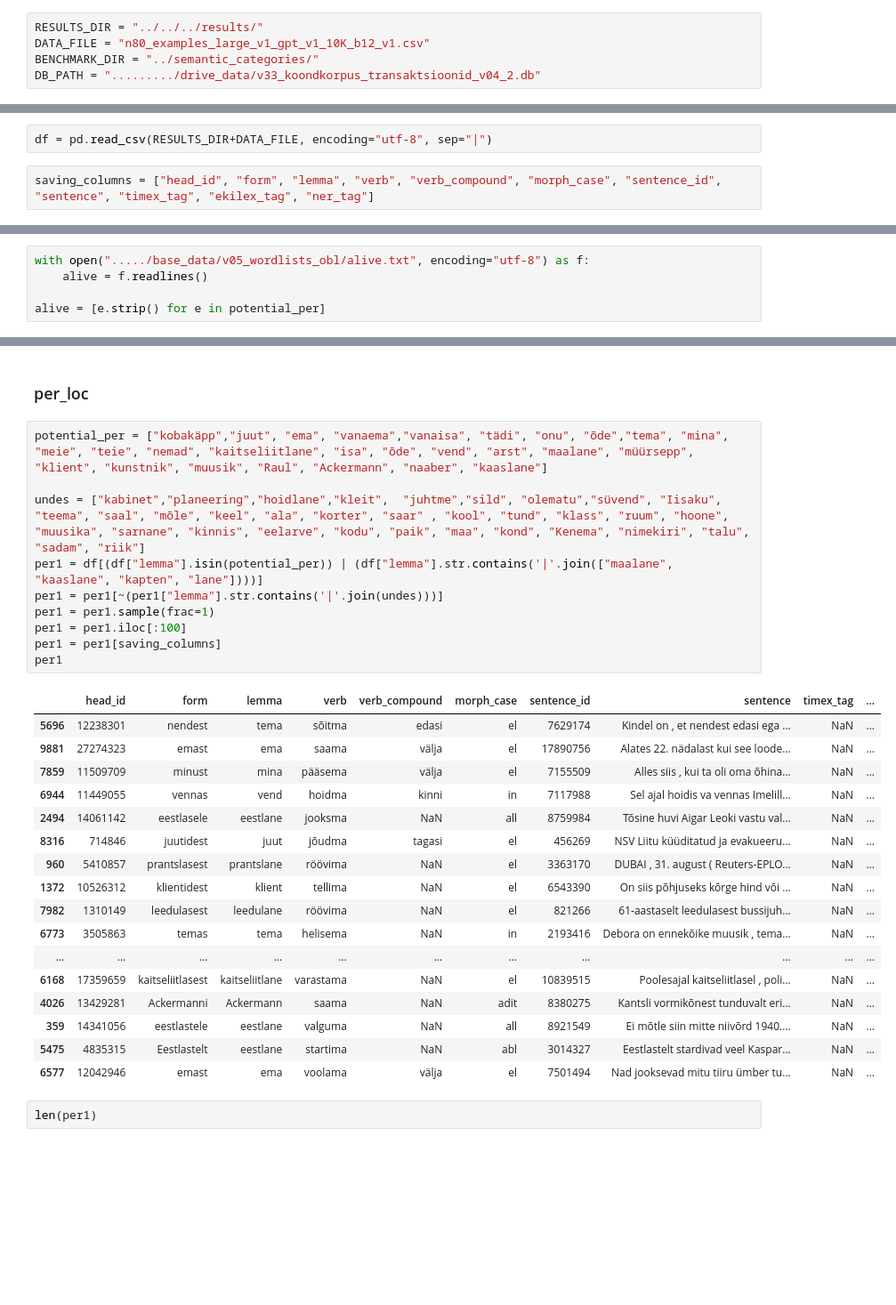
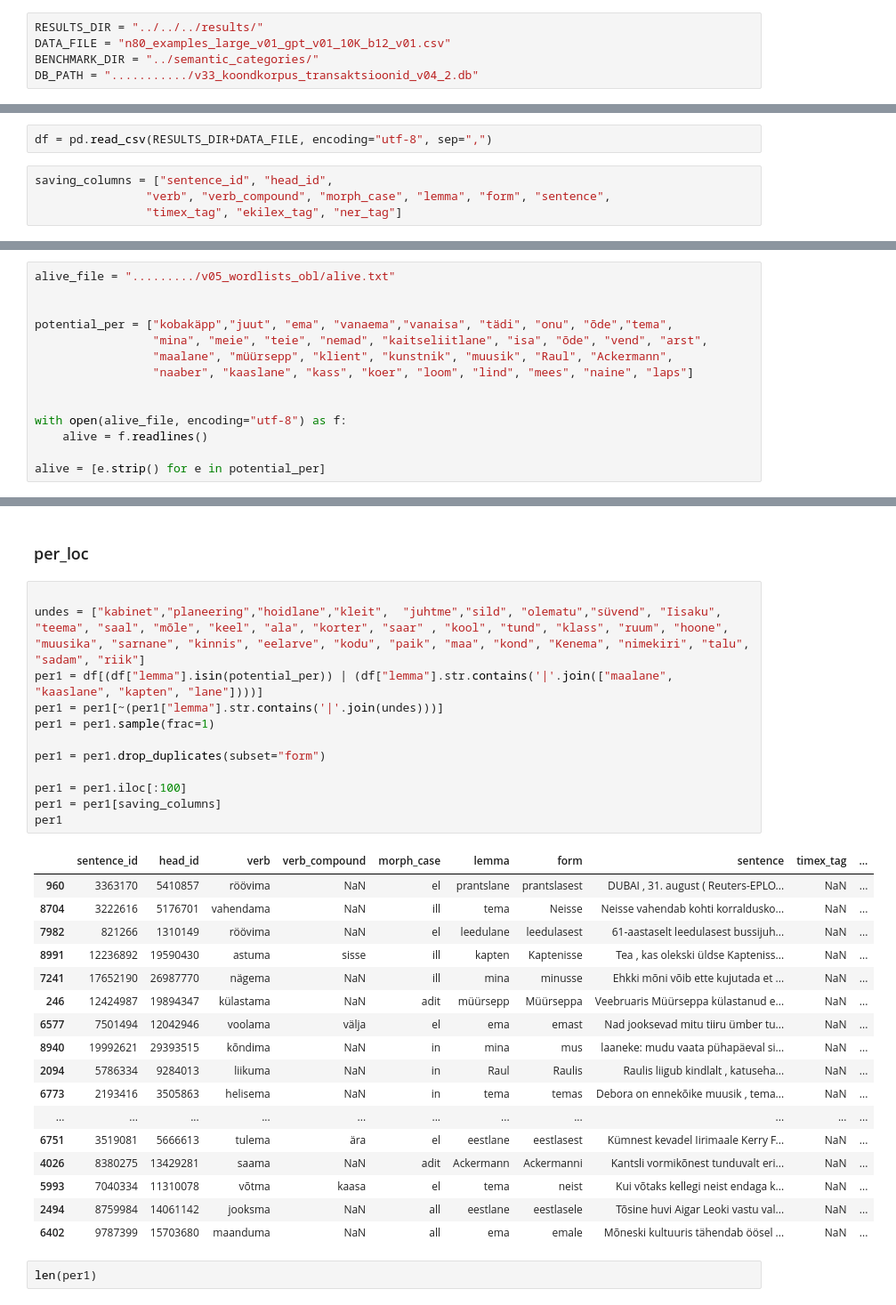
Before and after one commit to estnltk/syntax_experiments, a Jupyter notebook: verb_dependents/oblique_phrases/locative_adverbial/benchmarks/code/make_gpt_semantic_categories_benchmarks.ipynb, the cells around one changed output, grey strips where cells are left out. Shown at 89% size. Saved outputs shown, nothing was run; the diff lists cells and outputs as text; blank space fills up the shorter version.

Commit message:
benchmark update, some filtered result files

```diff
--- a/verb_dependents/oblique_phrases/locative_adverbial/benchmarks/code/make_gpt_semantic_categories_benchmarks.ipynb
+++ b/verb_dependents/oblique_phrases/locative_adverbial/benchmarks/code/make_gpt_semantic_categories_benchmarks.ipynb
@@ -14,9 +14,9 @@ import csv
 pd.set_option('display.max_colwidth', None)
 # %%
 RESULTS_DIR = "../../../results/"
-DATA_FILE = "n80_examples_large_v1_gpt_v1_10K_b12_v1.csv"
+DATA_FILE = "n80_examples_large_v01_gpt_v01_10K_b12_v01.csv"
 BENCHMARK_DIR = "../semantic_categories/"
-DB_PATH = "........./drive_data/v33_koondkorpus_transaktsioonid_v04_2.db"
+DB_PATH = ".........../v33_koondkorpus_transaktsioonid_v04_2.db"
 # %% [markdown]
 * geo_loc: geograafilised kohad
 * object_loc: objektid, mis võivad olla kohad
@@ -27,9 +27,11 @@ DB_PATH = "........./drive_data/v33_koondkorpus_transaktsioonid_v04_2.db"
 # %% [markdown]
 ## Vastustega df
 # %%
-df = pd.read_csv(RESULTS_DIR+DATA_FILE, encoding="utf-8", sep="|")
+df = pd.read_csv(RESULTS_DIR+DATA_FILE, encoding="utf-8", sep=",")
 # %%
-saving_columns = ["head_id", "form", "lemma", "verb", "verb_compound", "morph_case", "sentence_id", "sentence", "timex_tag", "ekilex_tag", "ner_tag"]
+saving_columns = ["sentence_id", "head_id",
+                "verb", "verb_compound", "morph_case", "lemma", "form", "sentence",
+                "timex_tag", "ekilex_tag", "ner_tag"]
 # %%
 len(list(df["lemma"].unique()))
 # %% [output]
@@ -59,7 +61,16 @@ counts2
 
 # mille alla kuuluks "lähedus"? "lõpp". tee lõpus, nädala lõpus
 # %%
-with open("...../base_data/v05_wordlists_obl/alive.txt", encoding="utf-8") as f:
+alive_file = "........./v05_wordlists_obl/alive.txt"
+
+
+potential_per = ["kobakäpp","juut", "ema", "vanaema","vanaisa", "tädi", "onu", "õde","tema",
+                 "mina", "meie", "teie", "nemad", "kaitseliitlane", "isa", "õde", "vend", "arst",
+                 "maalane", "müürsepp", "klient", "kunstnik", "muusik", "Raul", "Ackermann",
+                 "naaber", "kaaslane", "kass", "koer", "loom", "lind", "mees", "naine", "laps"]
+
+
+with open(alive_file, encoding="utf-8") as f:
     alive = f.readlines()
 
 alive = [e.strip() for e in potential_per]
@@ -185,33 +166,35 @@ geo1.to_csv(BENCHMARK_DIR+"geographic_locations/positive_set_01.csv", sep=",", e
 # %% [markdown]
 ### per_loc
 # %%
-potential_per = ["kobakäpp","juut", "ema", "vanaema","vanaisa", "tädi", "onu", "õde","tema", "mina", "meie", "teie", "nemad", "kaitseliitlane", "isa", "õde", "vend", "arst", "maalane", "müürsepp", "klient", "kunstnik", "muusik", "Raul", "Ackermann", "naaber", "kaaslane"]
 
 undes = ["kabinet","planeering","hoidlane","kleit",  "juhtme","sild", "olematu","süvend", "Iisaku", "teema", "saal", "mõle", "keel", "ala", "korter", "saar" , "kool", "tund", "klass", "ruum", "hoone", "muusika", "sarnane", "kinnis", "eelarve", "kodu", "paik", "maa", "kond", "Kenema", "nimekiri", "talu", "sadam", "riik"]
 per1 = df[(df["lemma"].isin(potential_per)) | (df["lemma"].str.contains('|'.join(["maalane", "kaaslane", "kapten", "lane"])))]
 per1 = per1[~(per1["lemma"].str.contains('|'.join(undes)))]
 per1 = per1.sample(frac=1)
+
+per1 = per1.drop_duplicates(subset="form")
+
 per1 = per1.iloc[:100]
 per1 = per1[saving_columns]
 per1
 # %% [output]
-|  | head_id | form | lemma | verb | verb_compound | morph_case | sentence_id | sentence | timex_tag | ... |
-| 5696 | 12238301 | nendest | tema | sõitma | edasi | el | 7629174 | Kindel on , et nendest edasi ega ... | NaN | ... |
-| 9881 | 27274323 | emast | ema | saama | välja | el | 17890756 | Alates 22. nädalast kui see loode... | NaN | ... |
-| 7859 | 11509709 | minust | mina | pääsema | välja | el | 7155509 | Alles siis , kui ta oli oma õhina... | NaN | ... |
-| 6944 | 11449055 | vennas | vend | hoidma | kinni | in | 7117988 | Sel ajal hoidis va vennas Imelill... | NaN | ... |
-| 2494 | 14061142 | eestlasele | eestlane | jooksma | NaN | all | 8759984 | Tõsine huvi Aigar Leoki vastu val... | NaN | ... |
-| 8316 | 714846 | juutidest | juut | jõudma | tagasi | el | 456269 | NSV Liitu küüditatud ja evakueeru... | NaN | ... |
-| 960 | 5410857 | prantslasest | prantslane | röövima | NaN | el | 3363170 | DUBAI , 31. august ( Reuters-EPLO... | NaN | ... |
-| 1372 | 10526312 | klientidest | klient | tellima | NaN | el | 6543390 | On siis põhjuseks kõrge hind või ... | NaN | ... |
-| 7982 | 1310149 | leedulasest | leedulane | röövima | NaN | el | 821266 | 61-aastaselt leedulasest bussijuh... | NaN | ... |
-| 6773 | 3505863 | temas | tema | helisema | NaN | in | 2193416 | Debora on ennekõike muusik , tema... | NaN | ... |
+|  | sentence_id | head_id | verb | verb_compound | morph_case | lemma | form | sentence | timex_tag | ... |
+| 960 | 3363170 | 5410857 | röövima | NaN | el | prantslane | prantslasest | DUBAI , 31. august ( Reuters-EPLO... | NaN | ... |
+| 8704 | 3222616 | 5176701 | vahendama | NaN | ill | tema | Neisse | Neisse vahendab kohti korraldusko... | NaN | ... |
+| 7982 | 821266 | 1310149 | röövima | NaN | el | leedulane | leedulasest | 61-aastaselt leedulasest bussijuh... | NaN | ... |
+| 8991 | 12236892 | 19590430 | astuma | sisse | ill | kapten | Kaptenisse | Tea , kas olekski üldse Kapteniss... | NaN | ... |
+| 7241 | 17652190 | 26987770 | nägema | NaN | ill | mina | minusse | Ehkki mõni võib ette kujutada et ... | NaN | ... |
+| 246 | 12424987 | 19894347 | külastama | NaN | adit | müürsepp | Müürseppa | Veebruaris Müürseppa külastanud e... | NaN | ... |
+| 6577 | 7501494 | 12042946 | voolama | välja | el | ema | emast | Nad jooksevad mitu tiiru ümber tu... | NaN | ... |
+| 8940 | 19992621 | 29393515 | kõndima | NaN | in | mina | mus | laaneke: mudu vaata pühapäeval si... | NaN | ... |
+| 2094 | 5786334 | 9284013 | liikuma | NaN | in | Raul | Raulis | Raulis liigub kindlalt , katuseha... | NaN | ... |
+| 6773 | 2193416 | 3505863 | helisema | NaN | in | tema | temas | Debora on ennekõike muusik , tema... | NaN | ... |
 | ... | ... | ... | ... | ... | ... | ... | ... | ... | ... | ... |
-| 6168 | 17359659 | kaitseliitlasest | kaitseliitlane | varastama | NaN | el | 10839515 | Poolesajal kaitseliitlasel , poli... | NaN | ... |
-| 4026 | 13429281 | Ackermanni | Ackermann | saama | NaN | adit | 8380275 | Kantsli vormikõnest tunduvalt eri... | NaN | ... |
-| 359 | 14341056 | eestlastele | eestlane | valguma | NaN | all | 8921549 | Ei mõtle siin mitte niivõrd 1940.... | NaN | ... |
-| 5475 | 4835315 | Eestlastelt | eestlane | startima | NaN | abl | 3014327 | Eestlastelt stardivad veel Kaspar... | NaN | ... |
-| 6577 | 12042946 | emast | ema | voolama | välja | el | 7501494 | Nad jooksevad mitu tiiru ümber tu... | NaN | ... |
+| 6751 | 3519081 | 5666613 | tulema | ära | el | eestlane | eestlasest | Kümnest kevadel Iirimaale Kerry F... | NaN | ... |
+| 4026 | 8380275 | 13429281 | saama | NaN | adit | Ackermann | Ackermanni | Kantsli vormikõnest tunduvalt eri... | NaN | ... |
+| 5993 | 7040334 | 11310078 | võtma | kaasa | el | tema | neist | Kui võtaks kellegi neist endaga k... | NaN | ... |
+| 2494 | 8759984 | 14061142 | jooksma | NaN | all | eestlane | eestlasele | Tõsine huvi Aigar Leoki vastu val... | NaN | ... |
+| 6402 | 9787399 | 15703680 | maanduma | NaN | all | ema | emale | Mõneski kultuuris tähendab öösel ... | NaN | ... |
 # %%
 len(per1)
 # %% [output]
```
Also changed, not shown: parts of 15 cells of this notebook, 10 other files.
